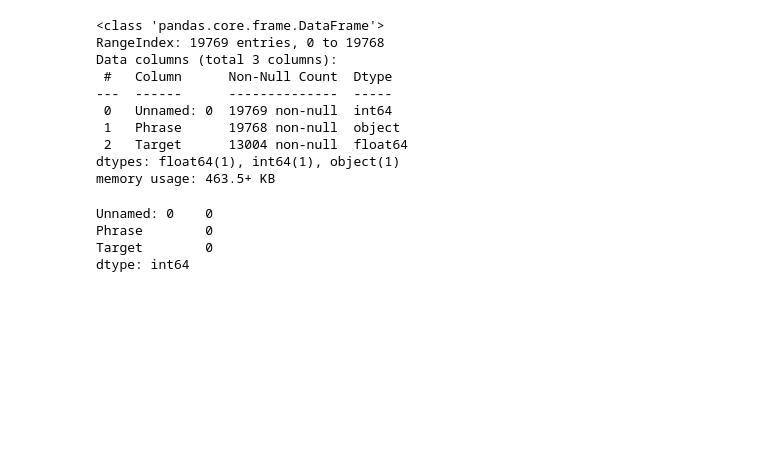
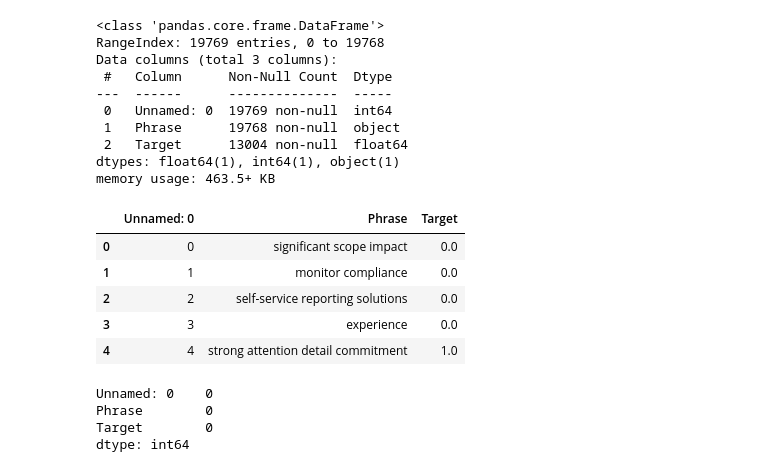
Before and after one commit to RemeAjayi/ds-job-detective, a Jupyter notebook: job_skills_prediction_BERT.ipynb, the cells around one changed output. Saved outputs shown, nothing was run; the diff lists cells and outputs as text; code cells hidden in the pictures; blank space fills up the shorter version.

```diff
--- a/job_skills_prediction_BERT.ipynb
+++ b/job_skills_prediction_BERT.ipynb
@@ -72,6 +69,15 @@ Data columns (total 3 columns):
  2   Target      13004 non-null  float64
 dtypes: float64(1), int64(1), object(1)
 memory usage: 463.5+ KB
+# %%
+train.head()
+# %% [output]
+|  | Unnamed: 0 | Phrase | Target |
+| 0 | 0 | significant scope impact | 0.0 |
+| 1 | 1 | monitor compliance | 0.0 |
+| 2 | 2 | self-service reporting solutions | 0.0 |
+| 3 | 3 | experience | 0.0 |
+| 4 | 4 | strong attention detail commitment | 1.0 |
 # %%
 train = train.dropna()
 train.isnull().sum()
```
Also changed, not shown: parts of 5 cells of this notebook.
